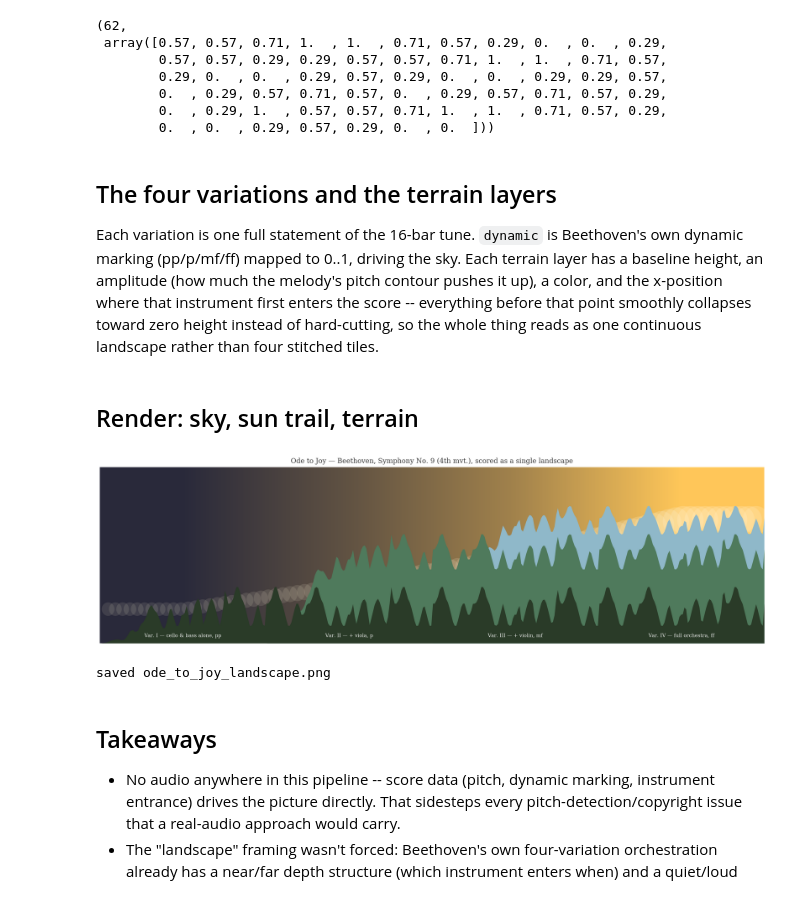
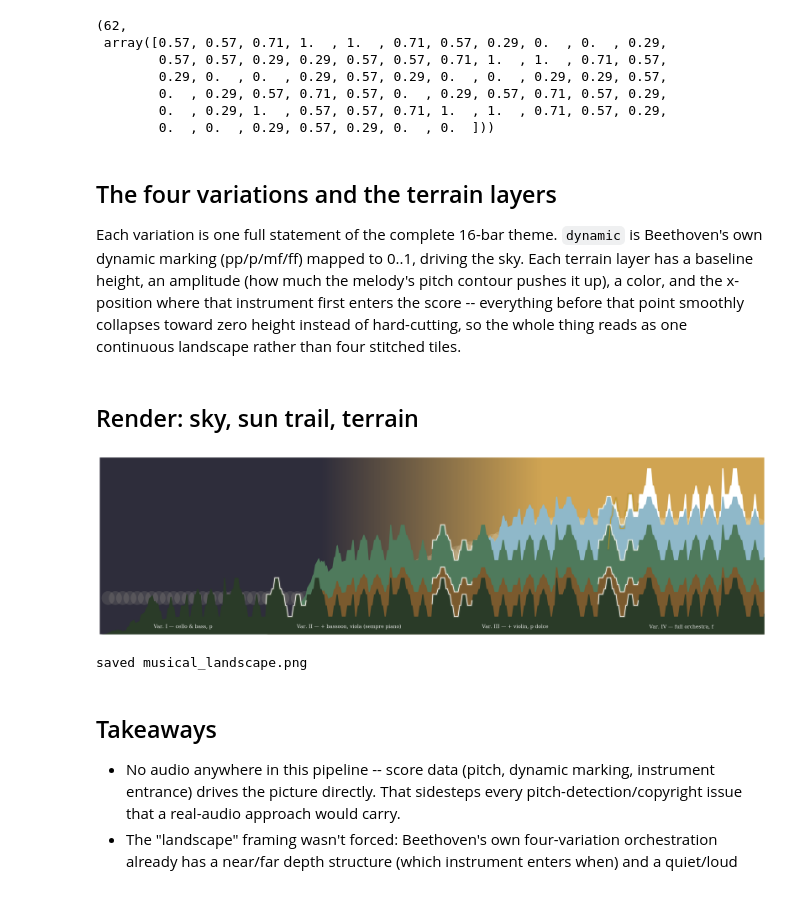
Before and after one commit to simonhansedasi/drawing, a Jupyter notebook: ode_to_joy_landscape.ipynb, the cells around one changed output. Cells and saved outputs as stored; diff of their text form; code cells hidden in the pictures.

Commit message:
adding image notebooks

```diff
--- a/ode_to_joy_landscape.ipynb
+++ b/ode_to_joy_landscape.ipynb
@@ -17,14 +30,18 @@ from matplotlib.patches import Circle
 
 NOTE_SEMITONE = {"C": 0, "D": 2, "E": 4, "F": 5, "G": 7, "A": 9, "B": 11}
 
-# the four 4-bar phrases of the theme, letter notes -- cross-checked against two
-# independent published transcriptions rather than relied on from memory alone
+# the four 4-bar phrases of the full theme, letter notes -- cross-checked against two
+# independent published transcriptions. Full theme drives the terrain (complete
+# fidelity to the actual score) -- see HOOK_LEN below for the recognizable opening
+# phrase that gets highlighted separately, rather than cropping the theme itself.
 LINE1 = "E E F G G F E D C C D E E D D".split()
 LINE2 = "E E F G G F E D C C D E D C C".split()
 LINE3 = "D D E C D E F E C D E F E D C D G".split()
 LINE4 = LINE2
 MELODY = LINE1 + LINE2 + LINE3 + LINE4
 
+HOOK_LEN = len(LINE1)  # the recognizable opening phrase, as a note-count into MELODY
+
 PITCH = np.array([NOTE_SEMITONE[n] for n in MELODY], dtype=float)
 PITCH = (PITCH - PITCH.min()) / (PITCH.max() - PITCH.min())  # normalized 0..1 contour
 len(MELODY), PITCH.round(2)
@@ -39,6 +56,6 @@ len(MELODY), PITCH.round(2)
 # %% [markdown]
 ## The four variations and the terrain layers
 
-Each variation is one full statement of the 16-bar tune. `dynamic` is Beethoven's own dynamic marking (pp/p/mf/ff) mapped to 0..1, driving the sky. Each terrain layer has a baseline height, an amplitude (how much the melody's pitch contour pushes it up), a color, and the x-position where that instrument first enters the score -- everything before that point smoothly collapses toward zero height instead of hard-cutting, so the whole thing reads as one continuous landscape rather than four stitched tiles.
+Each variation is one full statement of the complete 16-bar theme. `dynamic` is Beethoven's own dynamic marking (pp/p/mf/ff) mapped to 0..1, driving the sky. Each terrain layer has a baseline height, an amplitude (how much the melody's pitch contour pushes it up), a color, and the x-position where that instrument first enters the score -- everything before that point smoothly collapses toward zero height instead of hard-cutting, so the whole thing reads as one continuous landscape rather than four stitched tiles.
 # %%
 VARIATIONS = [
@@ -84,45 +122,86 @@ def draw_sky(ax):
 def draw_sun_trail(ax, n_samples=90):
     xs = np.linspace(0.05, N_VAR - 0.05, n_samples)
     dyn = dynamic_at(xs)
     sun_y = 0.15 + 0.55 * dyn
     for x, y, d in zip(xs, sun_y, dyn):
         ax.add_patch(Circle((x, y), 0.035 + 0.045 * d, color="#fff6d8",
                              alpha=0.10 + 0.10 * d, zorder=1, linewidth=0))
 
 
-def draw_terrain(ax, n_points=400):
+def draw_terrain(ax, n_points=3000):
+    """Terrain fill *and* a glowing ridge line tracing the melody along each
+    layer's own skyline -- bass's line first, then bassoon+viola join
+    together along the midground ridge, then violin along the farthest
+    peak, then the tutti layer's own ridge bursts in above all of them. One
+    mechanism for all five layers: fill from the ground to
+    `presence * (baseline + amp*contour)`, glow the ridge where the layer
+    has entered and we're in the recognizable opening phrase. tutti is
+    drawn *farthest back* (lowest zorder) with a tall enough baseline+amp
+    that only its melodic high points rise above the nearer layers -- same
+    construction as every other layer, not a bespoke scatter (an earlier
+    draft used random independent trees for tutti; Simon called it out as
+    inconsistent with the rest of the piece: "it's supposed to be a
+    waveform, just like all the others").
+
+    The terrain height is driven by the FULL theme (all 62 notes, complete
+    fidelity to the score) -- but at this width the full theme reads as
+    generic texture, not a traceable shape (confirmed by direct comparison:
+    an isolated plot of just the opening phrase, given real room, read
+    instantly; the full theme crammed into a quarter of this panorama did
+    not). Rather than crop the theme to fix that, the glow is masked to only
+    trace the recognizable opening phrase (HOOK_LEN notes) each time it
+    recurs -- the landscape stays fully honest, the highlight stays legible."""
     xs = np.linspace(0, N_VAR, n_points)
-    melody_x = xs % 1.0  # same 16-bar tune restated once per variation
-    contour = np.interp(melody_x, np.linspace(0, 1, len(PITCH)), PITCH)
-    for name in LAYER_ORDER:
+    melody_x = xs % 1.0  # full theme restated once per variation
+    note_idx = np.clip((melody_x * len(PITCH)).astype(int), 0, len(PITCH) - 1)
+    contour = PITCH[note_idx]
+    points_per_note = n_points / (N_VAR * len(PITCH))
+    smooth_k = max(3, int(points_per_note / 2) | 1)  # odd, ~1/2 of a note's width
+    kernel = np.ones(smooth_k) / smooth_k
+    contour = np.convolve(contour, kernel, mode="same")
+    hook_mask = note_idx < HOOK_LEN
+    for i, name in enumerate(LAYER_ORDER):
         style = LAYER_STYLE[name]
-        presence = smoothstep(xs, style["enters_at"], style["enters_at"] + FADE_WIDTH)
+        fade = style.get("fade", FADE_WIDTH)
+        presence = smoothstep(xs, style["enters_at"], style["enters_at"] + fade)
         ys = presence * (style["baseline"] + style["amp"] * contour)
-        ax.fill_between(xs, 0, ys, color=style["color"], zorder=10 + LAYER_ORDER.index(name), linewidth=0)
+        ax.fill_between(xs, 0, ys, color=style["color"], zorder=10 + i, linewidth=0)
+
+        # ridge glow only where the layer is essentially fully entered (not
+        # just barely begun -- a low threshold let the steepest part of a
+        # short fade read as a near-vertical spike rather than a ridge) AND
+        # we're in the recognizable opening phrase
+        glow_inner, glow_outer = style.get("glow", ("#ffffff", "#fff6d8"))
+        ys_glow = np.where((presence > 0.5) & hook_mask, ys, np.nan)
+        for lw, alpha in [(6, 0.05), (4, 0.09), (2, 0.16)]:
+            ax.plot(xs, ys_glow, color=glow_outer, linewidth=lw, alpha=alpha,
+                     zorder=30 + i, solid_capstyle="round")
+        ax.plot(xs, ys_glow, color=glow_inner, linewidth=1.3, alpha=0.9,
+                 zorder=31 + i, solid_capstyle="round")
+    return contour
 
 
-def render(out_path="ode_to_joy_landscape.png"):
+def render(out_path="musical_landscape.png"):
     fig, ax = plt.subplots(figsize=(18, 5.2), dpi=140)
     draw_sky(ax)
     draw_sun_trail(ax)
-    draw_terrain(ax)
+    draw_terrain(ax, n_points=3000)
     for v, cx in zip(VARIATIONS, CENTERS):
         ax.text(cx, 0.03, v["label"], ha="center", va="bottom", fontsize=9.5,
                 color="white", zorder=50, fontfamily="serif", alpha=0.92)
     ax.set_xlim(0, N_VAR)
     ax.set_ylim(0, 1)
     ax.axis("off")
-    fig.suptitle("Ode to Joy — Beethoven, Symphony No. 9 (4th mvt.), scored as a single landscape",
-                 fontsize=13, color="#333333", y=0.98, fontfamily="serif")
+
     fig.tight_layout(rect=(0, 0, 1, 0.96))
     fig.savefig(out_path, facecolor="white")
     plt.show()
     print(f"saved {out_path}")
 
 render()
 # %% [output]
-[figure, old version]
+[figure, new version]
-saved ode_to_joy_landscape.png
+saved musical_landscape.png
 # %% [markdown]
 ## Takeaways
 
```
Also changed, not shown: parts of 2 cells of this notebook, 10 other files.
